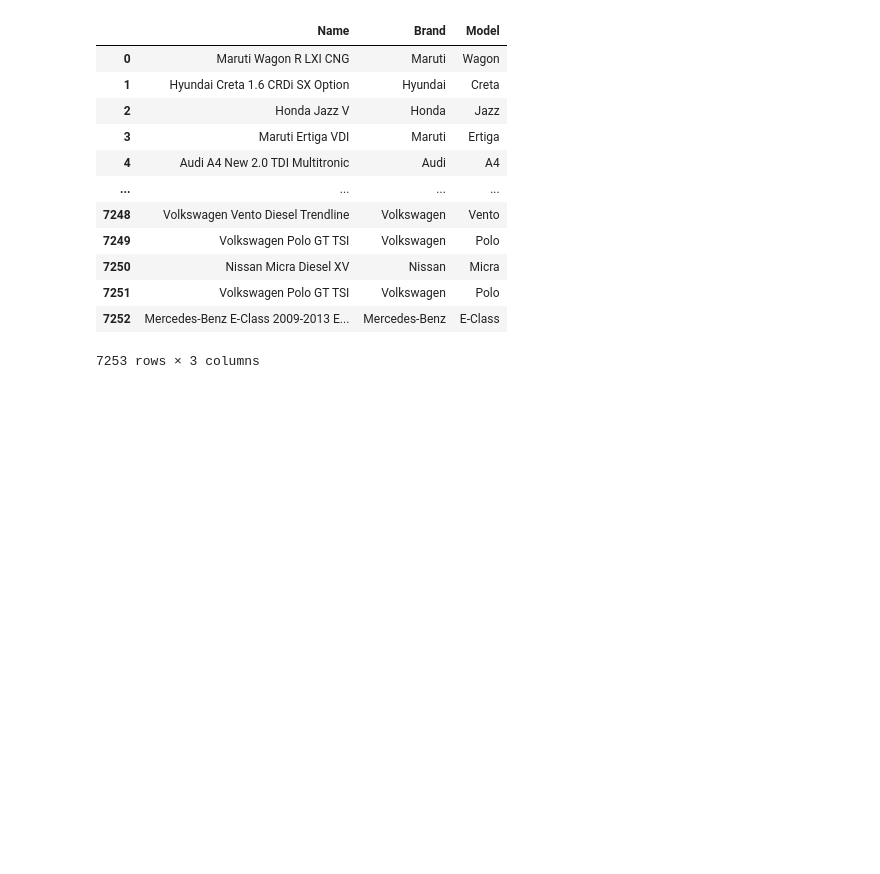
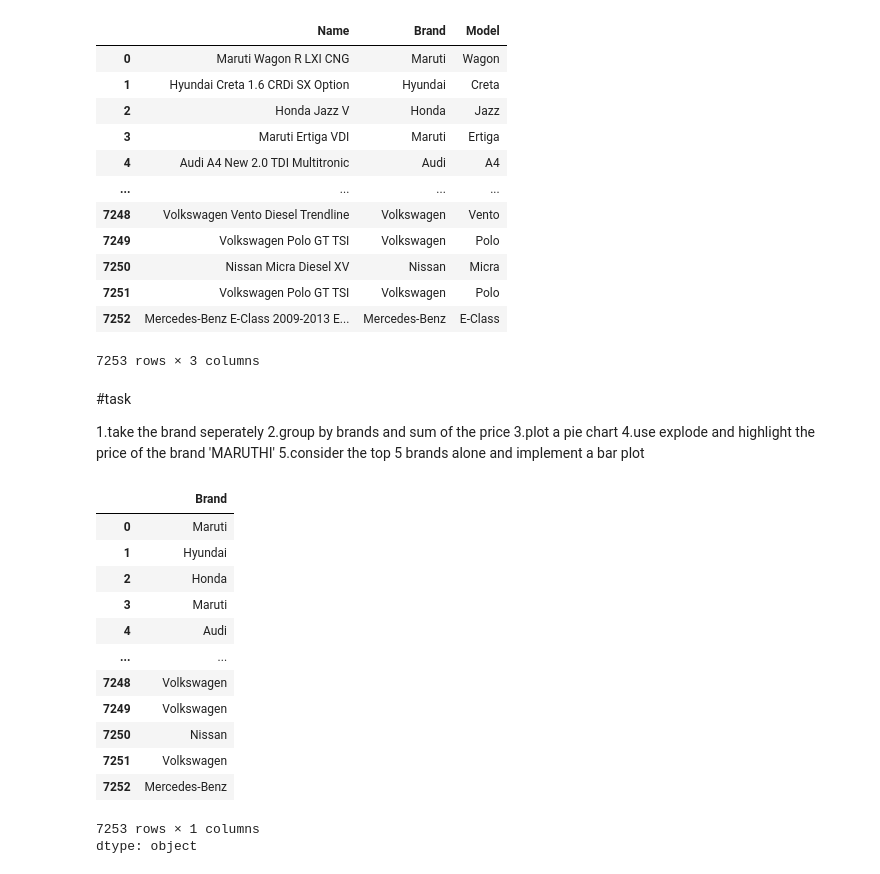
Before and after one commit to runeking2006/vac_1, a Jupyter notebook: used_cars.ipynb, the cells around one changed output. Drawn from its saved outputs; the diff is of its cells as text; code cells hidden in the pictures; blank space fills up the shorter version.

```diff
--- a/used_cars.ipynb
+++ b/used_cars.ipynb
@@ -158,3 +160,29 @@ data[['Name','Brand','Model']]
 | 7251 | Volkswagen Polo GT TSI | Volkswagen | Polo |
 | 7252 | Mercedes-Benz E-Class 2009-2013 E... | Mercedes-Benz | E-Class |
 7253 rows × 3 columns
+# %% [markdown]
+#task
+
+1.take the brand seperately
+2.group by brands and sum of the price
+3.plot a pie chart
+4.use explode and highlight the price of the brand 'MARUTHI'
+5.consider the top 5 brands alone and implement a bar plot
+# %%
+data['Brand']=data.Name.str.split().str.get(0)
+data['Brand']
+# %% [output]
+|  | Brand |
+| 0 | Maruti |
+| 1 | Hyundai |
+| 2 | Honda |
+| 3 | Maruti |
+| 4 | Audi |
+| ... | ... |
+| 7248 | Volkswagen |
+| 7249 | Volkswagen |
+| 7250 | Nissan |
+| 7251 | Volkswagen |
+| 7252 | Mercedes-Benz |
+7253 rows × 1 columns
+dtype: object
```
Also changed, not shown: parts of 5 cells of this notebook.
